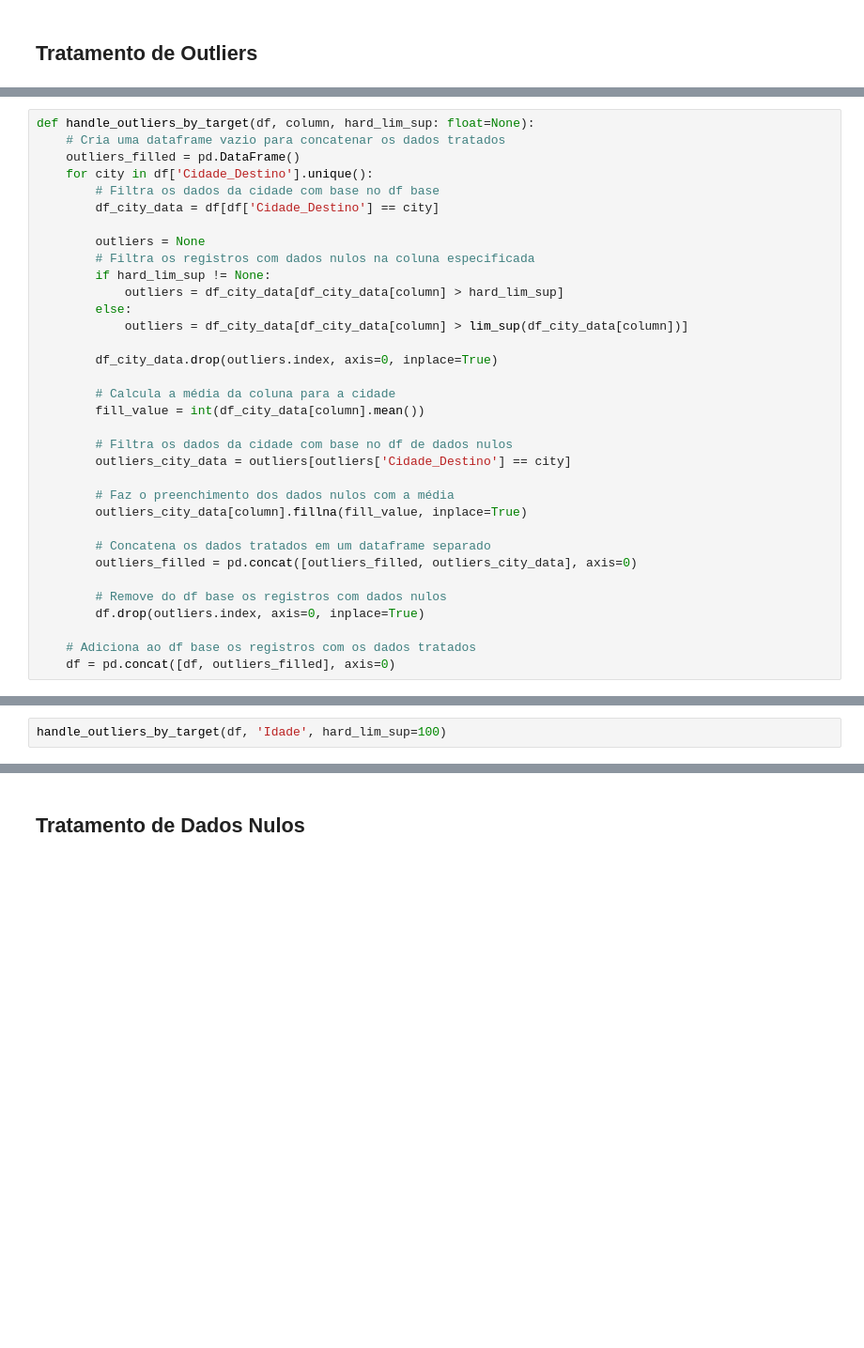
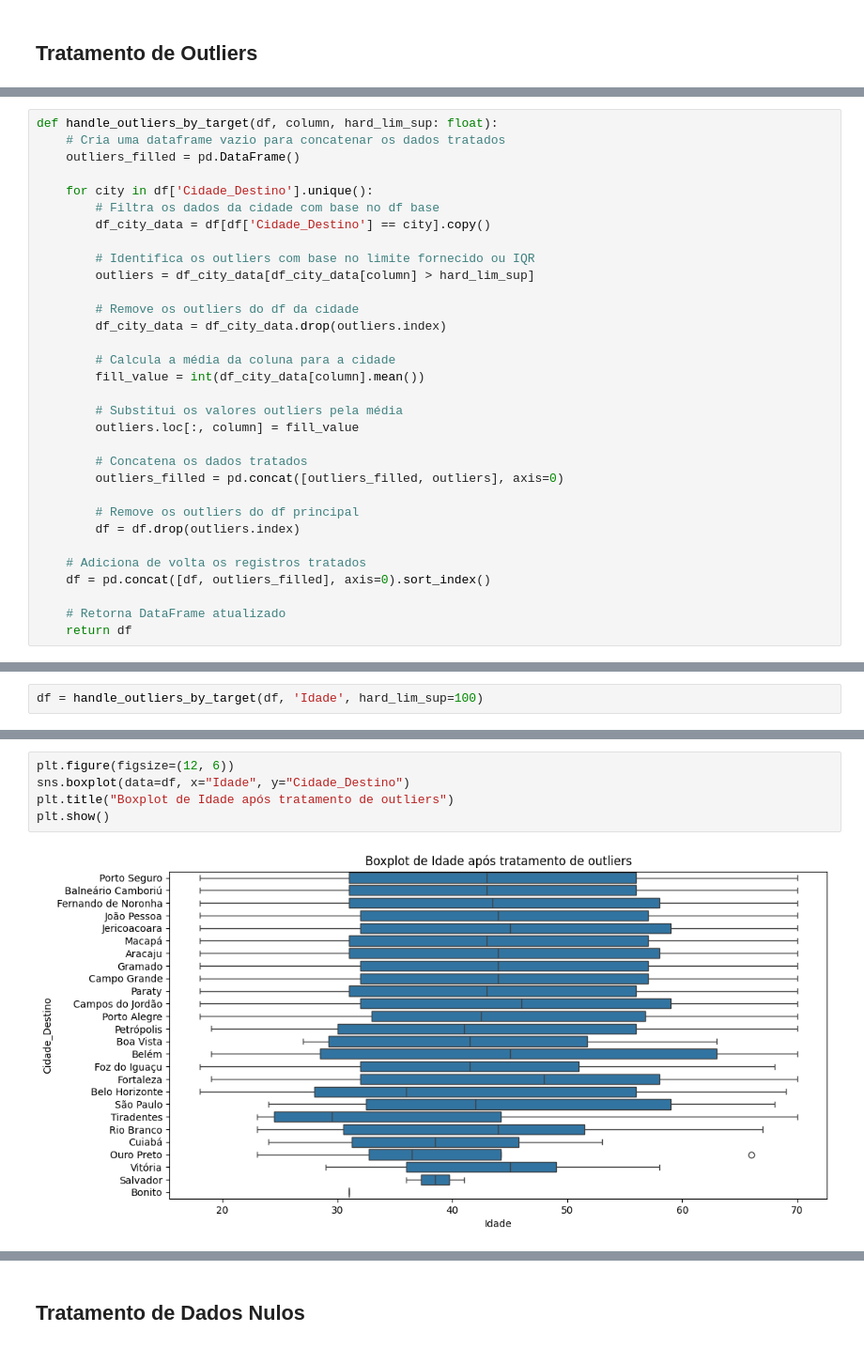
Before and after one commit to PedroMeerholz/viagens-ml, a Jupyter notebook: notebooks/transformacao_dos_dados.ipynb, the cells around one changed output, grey strips where cells are left out. Shown at 94% size. Drawn from its saved outputs; the diff is of its cells as text; blank space fills up the shorter version.

Commit message:
refactor: Ajuste na função de tratamento de Outliers e na função de tratamento de nulos.

```diff
--- a/notebooks/transformacao_dos_dados.ipynb
+++ b/notebooks/transformacao_dos_dados.ipynb
@@ -173,34 +200,32 @@ def lim_sup(data):
 # %%
-def handle_outliers_by_target(df, column, hard_lim_sup: float=None):
+def handle_outliers_by_target(df, column, hard_lim_sup: float):
     # Cria uma dataframe vazio para concatenar os dados tratados
     outliers_filled = pd.DataFrame()
+
     for city in df['Cidade_Destino'].unique():
         # Filtra os dados da cidade com base no df base
-        df_city_data = df[df['Cidade_Destino'] == city]
+        df_city_data = df[df['Cidade_Destino'] == city].copy()
 
-        outliers = None
-        # Filtra os registros com dados nulos na coluna especificada
-        if hard_lim_sup != None:
-            outliers = df_city_data[df_city_data[column] > hard_lim_sup]
-        else:
-            outliers = df_city_data[df_city_data[column] > lim_sup(df_city_data[column])]
+        # Identifica os outliers com base no limite fornecido ou IQR
+        outliers = df_city_data[df_city_data[column] > hard_lim_sup]
 
-        df_city_data.drop(outliers.index, axis=0, inplace=True)
+        # Remove os outliers do df da cidade
+        df_city_data = df_city_data.drop(outliers.index)
 
         # Calcula a média da coluna para a cidade
         fill_value = int(df_city_data[column].mean())
 
-        # Filtra os dados da cidade com base no df de dados nulos
-        outliers_city_data = outliers[outliers['Cidade_Destino'] == city]
+        # Substitui os valores outliers pela média
+        outliers.loc[:, column] = fill_value
 
-        # Faz o preenchimento dos dados nulos com a média
-        outliers_city_data[column].fillna(fill_value, inplace=True)
+        # Concatena os dados tratados
+        outliers_filled = pd.concat([outliers_filled, outliers], axis=0)
 
-        # Concatena os dados tratados em um dataframe separado
-        outliers_filled = pd.concat([outliers_filled, outliers_city_data], axis=0)
+        # Remove os outliers do df principal
+        df = df.drop(outliers.index)
 
-        # Remove do df base os registros com dados nulos
-        df.drop(outliers.index, axis=0, inplace=True)
+    # Adiciona de volta os registros tratados
+    df = pd.concat([df, outliers_filled], axis=0).sort_index()
 
-    # Adiciona ao df base os registros com os dados tratados
-    df = pd.concat([df, outliers_filled], axis=0)
+    # Retorna DataFrame atualizado
+    return df
@@ -207,2 +250,2 @@ def handle_outliers_by_target(df, column, hard_lim_sup: float=None):
 # %%
-handle_outliers_by_target(df, 'Idade', hard_lim_sup=100)
+df = handle_outliers_by_target(df, 'Idade', hard_lim_sup=100)
@@ -253,0 +256,7 @@ df.describe()
+# %%
+plt.figure(figsize=(12, 6))
+sns.boxplot(data=df, x="Idade", y="Cidade_Destino")
+plt.title("Boxplot de Idade após tratamento de outliers")
+plt.show()
+# %% [output]
+[figure, added]
```
Also changed, not shown: parts of 40 cells of this notebook, 1 other file.
